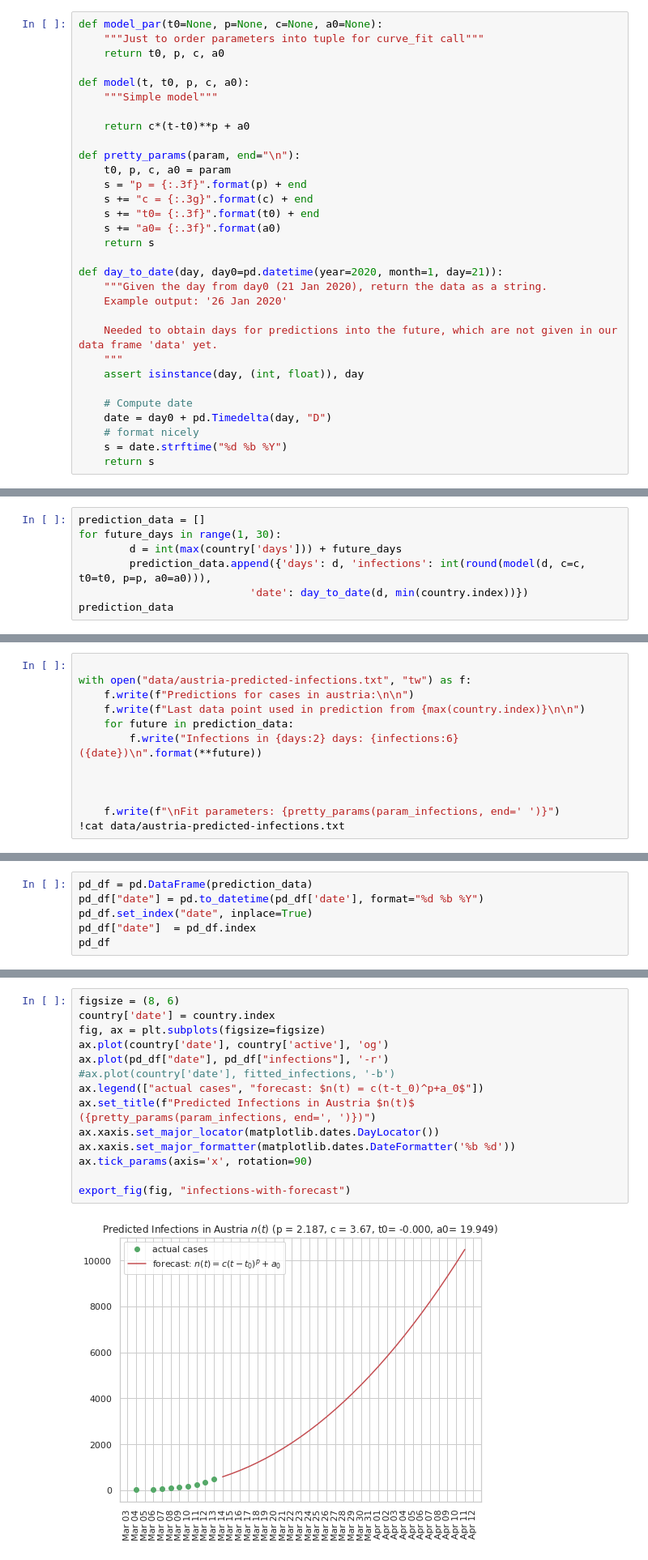
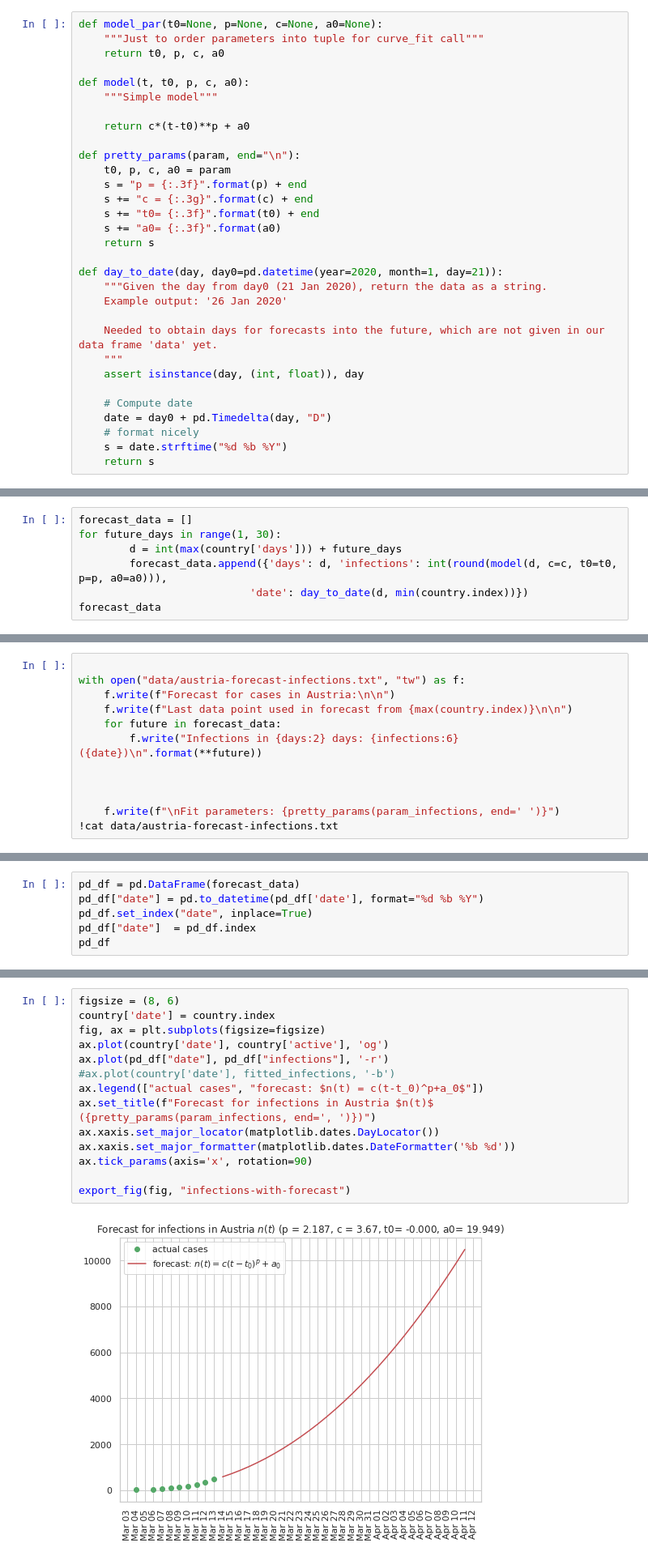
Before and after one commit to danielw2904/Austria-COVID-19, a Jupyter notebook: Austria.ipynb, the cells around one changed output, grey strips where cells are left out. Shown at 81% size. Saved outputs shown, nothing was run; the diff lists cells and outputs as text.

Commit message:
Properly use the term 'forecast'

```diff
--- a/Austria.ipynb
+++ b/Austria.ipynb
@@ -304,7 +304,7 @@ def day_to_date(day, day0=pd.datetime(year=2020, month=1, day=21)):
     """Given the day from day0 (21 Jan 2020), return the data as a string.
     Example output: '26 Jan 2020'
 
-    Needed to obtain days for predictions into the future, which are not given in our data frame 'data' yet.
+    Needed to obtain days for forecasts into the future, which are not given in our data frame 'data' yet.
     """
     assert isinstance(day, (int, float)), day
 
@@ -413,12 +413,12 @@ Already entry for 2020-03-13 in data/austria-model-parameters.txt
 # %% [output]
 2020-03-13: p = 2.876, c = 0.408, t0= -2.031, a0= 26.038
 # %%
-prediction_data = []
+forecast_data = []
 for future_days in range(1, 30):
         d = int(max(country['days'])) + future_days
-        prediction_data.append({'days': d, 'infections': int(round(model(d, c=c, t0=t0, p=p, a0=a0))),
+        forecast_data.append({'days': d, 'infections': int(round(model(d, c=c, t0=t0, p=p, a0=a0))),
                            'date': day_to_date(d, min(country.index))})
-prediction_data
+forecast_data
 # %% [output]
 [{'days': 10, 'infections': 584, 'date': '14 Mar 2020'},
  {'days': 11, 'infections': 715, 'date': '15 Mar 2020'},
@@ -439,14 +439,14 @@ prediction_data
  {'days': 38, 'infections': 10478, 'date': '11 Apr 2020'}]
 # %%
 
-with open("data/austria-predicted-infections.txt", "tw") as f:
-    f.write(f"Predictions for cases in austria:\n\n")
-    f.write(f"Last data point used in prediction from {max(country.index)}\n\n")
-    for future in prediction_data:
+with open("data/austria-forecast-infections.txt", "tw") as f:
+    f.write(f"Forecast for cases in Austria:\n\n")
+    f.write(f"Last data point used in forecast from {max(country.index)}\n\n")
+    for future in forecast_data:
         f.write("Infections in {days:2} days: {infections:6} ({date})\n".format(**future))
 
 
 
     f.write(f"\nFit parameters: {pretty_params(param_infections, end=' ')}")
-!cat data/austria-predicted-infections.txt
+!cat data/austria-forecast-infections.txt
 # %% [output]
@@ -472,5 +472,5 @@ insert("data/austria-predicted-infections.txt", "README.md", tag_start="[table1]
 # %%
-pd_df = pd.DataFrame(prediction_data)
+pd_df = pd.DataFrame(forecast_data)
 pd_df["date"] = pd.to_datetime(pd_df['date'], format="%d %b %Y")
 pd_df.set_index("date", inplace=True)
 pd_df["date"]  = pd_df.index
@@ -511,19 +511,19 @@ country
 # %%
 figsize = (8, 6)
 country['date'] = country.index
 fig, ax = plt.subplots(figsize=figsize)
 ax.plot(country['date'], country['active'], 'og')
 ax.plot(pd_df["date"], pd_df["infections"], '-r')
 #ax.plot(country['date'], fitted_infections, '-b')
 ax.legend(["actual cases", "forecast: $n(t) = c(t-t_0)^p+a_0$"])
-ax.set_title(f"Predicted Infections in Austria $n(t)$ ({pretty_params(param_infections, end=', ')})")
+ax.set_title(f"Forecast for infections in Austria $n(t)$ ({pretty_params(param_infections, end=', ')})")
 ax.xaxis.set_major_locator(matplotlib.dates.DayLocator())
 ax.xaxis.set_major_formatter(matplotlib.dates.DateFormatter('%b %d'))
 ax.tick_params(axis='x', rotation=90)
 
 export_fig(fig, "infections-with-forecast")
 # %% [output]
-[figure, old version]
+[figure, new version]
 # %% [markdown]
 ## How long does it take for the number of infections to double?
 
```
Also changed, not shown: parts of 4 cells of this notebook, 5 other files.
